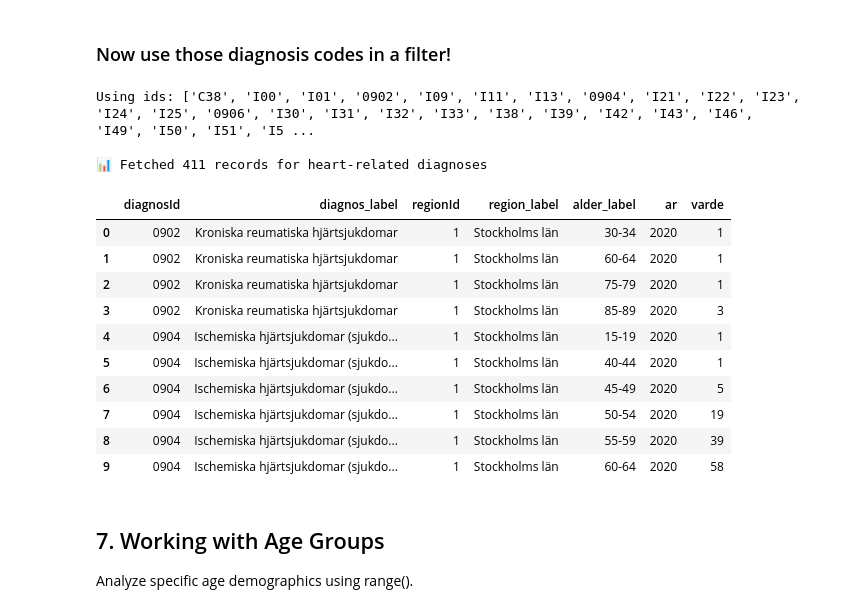
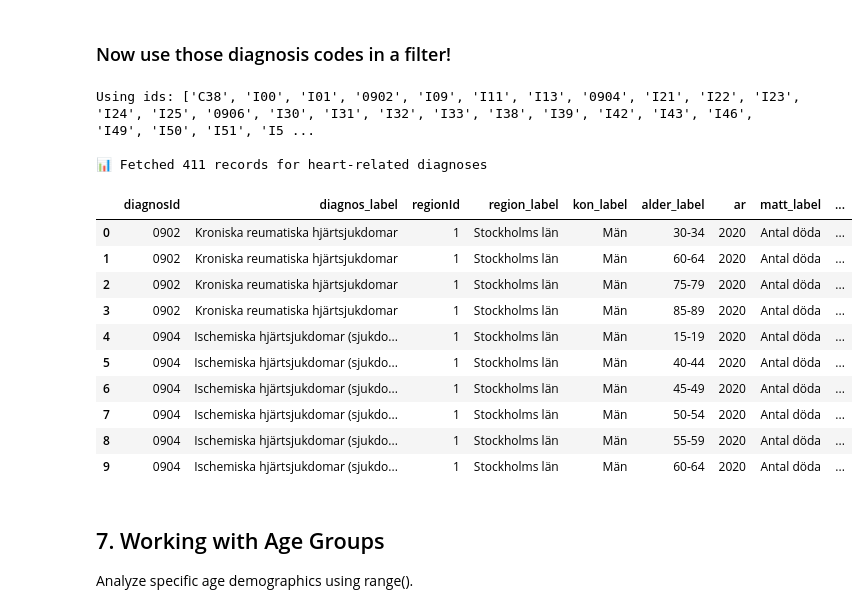
Before and after one commit to xemarap/socstatspy, a Jupyter notebook: tutorials/Getting_Started.ipynb, the cells around one changed output. Drawn from its saved outputs; the diff is of its cells as text; code cells hidden in the pictures.

```diff
--- a/tutorials/Getting_Started.ipynb
+++ b/tutorials/Getting_Started.ipynb
@@ -284,35 +284,35 @@ First 5 results:
 # %%
 # Extract the codes from search results
 heart_ids = [d['id'] for d in heart_diagnoses]
 print(f"Using ids: {heart_ids}\n")
 
 # Get data for these specific diagnoses
 df_heart = client.get_data_as_dataframe(
     subject='dodsorsaker',
     matt=1,
     diagnos=heart_ids,    # ✅ List from search results!
     ar=2020,
     region=1,              # Stockholm
     include_metadata=True
 )
 
 print(f"📊 Fetched {len(df_heart)} records for heart-related diagnoses")
-df_heart[['diagnosId', 'diagnos_label', 'regionId', 'region_label', 'alder_label', 'ar', 'varde']].head(n=10)
+df_heart[['diagnosId', 'diagnos_label', 'regionId', 'region_label', 'kon_label', 'alder_label', 'ar', 'matt_label', 'varde']].head(n=10)
 # %% [output]
 Using ids: ['C38', 'I00', 'I01', '0902', 'I09', 'I11', 'I13', '0904', 'I21', 'I22', 'I23', 'I24', 'I25', '0906', 'I30', 'I31', 'I32', 'I33', 'I38', 'I39', 'I42', 'I43', 'I46', 'I49', 'I50', 'I51', 'I5 ...
 
 📊 Fetched 411 records for heart-related diagnoses
-|  | diagnosId | diagnos_label | regionId | region_label | alder_label | ar | varde |
-| 0 | 0902 | Kroniska reumatiska hjärtsjukdomar | 1 | Stockholms län | 30-34 | 2020 | 1 |
-| 1 | 0902 | Kroniska reumatiska hjärtsjukdomar | 1 | Stockholms län | 60-64 | 2020 | 1 |
-| 2 | 0902 | Kroniska reumatiska hjärtsjukdomar | 1 | Stockholms län | 75-79 | 2020 | 1 |
-| 3 | 0902 | Kroniska reumatiska hjärtsjukdomar | 1 | Stockholms län | 85-89 | 2020 | 3 |
-| 4 | 0904 | Ischemiska hjärtsjukdomar (sjukdo... | 1 | Stockholms län | 15-19 | 2020 | 1 |
-| 5 | 0904 | Ischemiska hjärtsjukdomar (sjukdo... | 1 | Stockholms län | 40-44 | 2020 | 1 |
-| 6 | 0904 | Ischemiska hjärtsjukdomar (sjukdo... | 1 | Stockholms län | 45-49 | 2020 | 5 |
-| 7 | 0904 | Ischemiska hjärtsjukdomar (sjukdo... | 1 | Stockholms län | 50-54 | 2020 | 19 |
-| 8 | 0904 | Ischemiska hjärtsjukdomar (sjukdo... | 1 | Stockholms län | 55-59 | 2020 | 39 |
-| 9 | 0904 | Ischemiska hjärtsjukdomar (sjukdo... | 1 | Stockholms län | 60-64 | 2020 | 58 |
+|  | diagnosId | diagnos_label | regionId | region_label | kon_label | alder_label | ar | matt_label | ... |
+| 0 | 0902 | Kroniska reumatiska hjärtsjukdomar | 1 | Stockholms län | Män | 30-34 | 2020 | Antal döda | ... |
+| 1 | 0902 | Kroniska reumatiska hjärtsjukdomar | 1 | Stockholms län | Män | 60-64 | 2020 | Antal döda | ... |
+| 2 | 0902 | Kroniska reumatiska hjärtsjukdomar | 1 | Stockholms län | Män | 75-79 | 2020 | Antal döda | ... |
+| 3 | 0902 | Kroniska reumatiska hjärtsjukdomar | 1 | Stockholms län | Män | 85-89 | 2020 | Antal döda | ... |
+| 4 | 0904 | Ischemiska hjärtsjukdomar (sjukdo... | 1 | Stockholms län | Män | 15-19 | 2020 | Antal döda | ... |
+| 5 | 0904 | Ischemiska hjärtsjukdomar (sjukdo... | 1 | Stockholms län | Män | 40-44 | 2020 | Antal döda | ... |
+| 6 | 0904 | Ischemiska hjärtsjukdomar (sjukdo... | 1 | Stockholms län | Män | 45-49 | 2020 | Antal döda | ... |
+| 7 | 0904 | Ischemiska hjärtsjukdomar (sjukdo... | 1 | Stockholms län | Män | 50-54 | 2020 | Antal döda | ... |
+| 8 | 0904 | Ischemiska hjärtsjukdomar (sjukdo... | 1 | Stockholms län | Män | 55-59 | 2020 | Antal döda | ... |
+| 9 | 0904 | Ischemiska hjärtsjukdomar (sjukdo... | 1 | Stockholms län | Män | 60-64 | 2020 | Antal döda | ... |
 # %% [markdown]
 ## 7. Working with Age Groups
 
```
Also changed, not shown: parts of 4 cells of this notebook.
